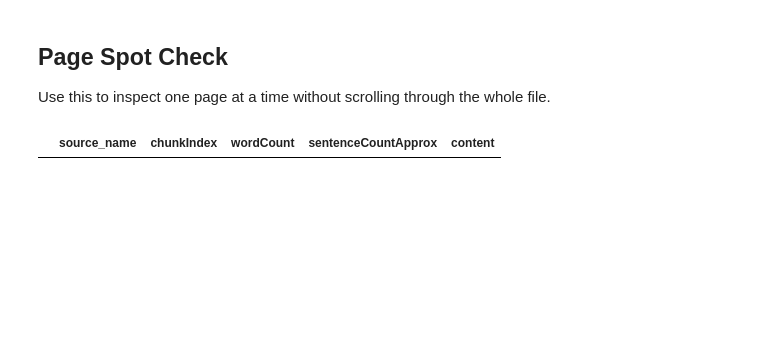
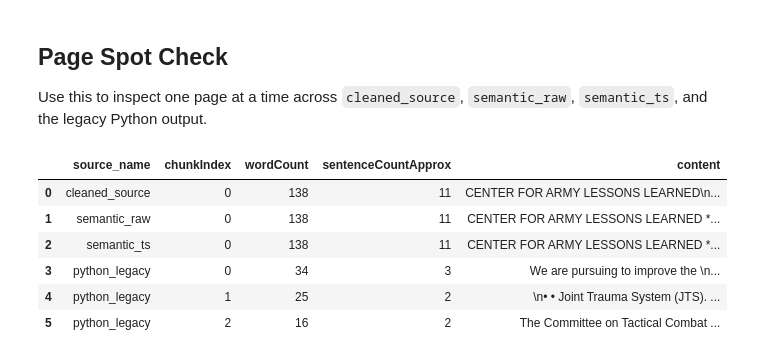
Before and after one commit to cstello-2/Deployable-Knowledge, a Jupyter notebook: output/jupyter-notebook/compare-chunking-outputs.ipynb, the cells around one changed output. Saved outputs shown, nothing was run; the diff lists cells and outputs as text; code cells hidden in the pictures; blank space fills up the shorter version.

```diff
--- a/output/jupyter-notebook/compare-chunking-outputs.ipynb
+++ b/output/jupyter-notebook/compare-chunking-outputs.ipynb
@@ -119,13 +179,13 @@ distribution
 # %%
-#Worc Count Histogram
+#Word Count Histogram (Same data as above but at the word level now ^)
 plot_frame = pd.concat(frames.values(), ignore_index=True)
 plt.figure(figsize=(10, 5))
 for source_name, group in plot_frame.groupby("source_name"):
-    plt.hist(group["wordCount"], bins=30, alpha=0.75, label=source_name)
+    plt.hist(group["wordCount"], bins=30, alpha=0.35, label=source_name)
 plt.xlabel("Words per chunk")
 plt.xticks(np.arange(0,300, 25))
 plt.ylabel("Number of chunks")
-plt.title("Chunk Size Distribution\n(Python vs Typescript)")
+plt.title("Word Count Distribution\n(Loaded Chunk Outputs)")
 for spine in plt.gca().spines.values():
     spine.set_visible(False)
 plt.legend()
@@ -282,25 +339,35 @@ display(extra_word_samples)
 # %% [markdown]
 ## Page Spot Check
 
-Use this to inspect one page at a time without scrolling through the whole file.
+Use this to inspect one page at a time across `cleaned_source`, `semantic_raw`, `semantic_ts`, and the legacy Python output.
 # %%
-PAGE_TO_INSPECT = 0
+PAGE_TO_INSPECT = 127 if not source_frame.empty and 127 in source_frame['pageIndex'].values else int(source_frame['pageIndex'].min()) if not source_frame.empty else 0
 MAX_ROWS_PER_SOURCE = 12
 
 page_frames = []
-for source_name in ['python_legacy', 'semantic_ts', 'baseline_ts']:
-    frame = frames.get(source_name)
-    if frame is None:
+for source_name, frame in [
+    ('cleaned_source', source_frame),
+    ('semantic_raw', frames.get('semantic_raw')),
+    ('semantic_ts', frames.get('semantic_ts')),
+    ('python_legacy', frames.get('python_legacy')),
+]:
+    if frame is None or frame.empty:
         continue
 
     sample = frame.loc[frame['pageIndex'] == PAGE_TO_INSPECT, [
         'source_name', 'chunkIndex', 'wordCount', 'sentenceCountApprox', 'content'
     ]].head(MAX_ROWS_PER_SOURCE)
     page_frames.append(sample)
 
 pd.concat(page_frames, ignore_index=True) if page_frames else pd.DataFrame()
 # %% [output]
 |  | source_name | chunkIndex | wordCount | sentenceCountApprox | content |
+| 0 | cleaned_source | 0 | 138 | 11 | CENTER FOR ARMY LESSONS LEARNED\n... |
+| 1 | semantic_raw | 0 | 138 | 11 | CENTER FOR ARMY LESSONS LEARNED *... |
+| 2 | semantic_ts | 0 | 138 | 11 | CENTER FOR ARMY LESSONS LEARNED *... |
+| 3 | python_legacy | 0 | 34 | 3 | We are pursuing to improve the \n... |
+| 4 | python_legacy | 1 | 25 | 2 | \n• • Joint Trauma System (JTS). ... |
+| 5 | python_legacy | 2 | 16 | 2 | The Committee on Tactical Combat ... |
 # %%
 plot_frame = pd.concat(frames.values(), ignore_index=True)
 plt.figure(figsize=(10, 5))
```
Also changed, not shown: parts of 10 cells of this notebook, 5 other files.
